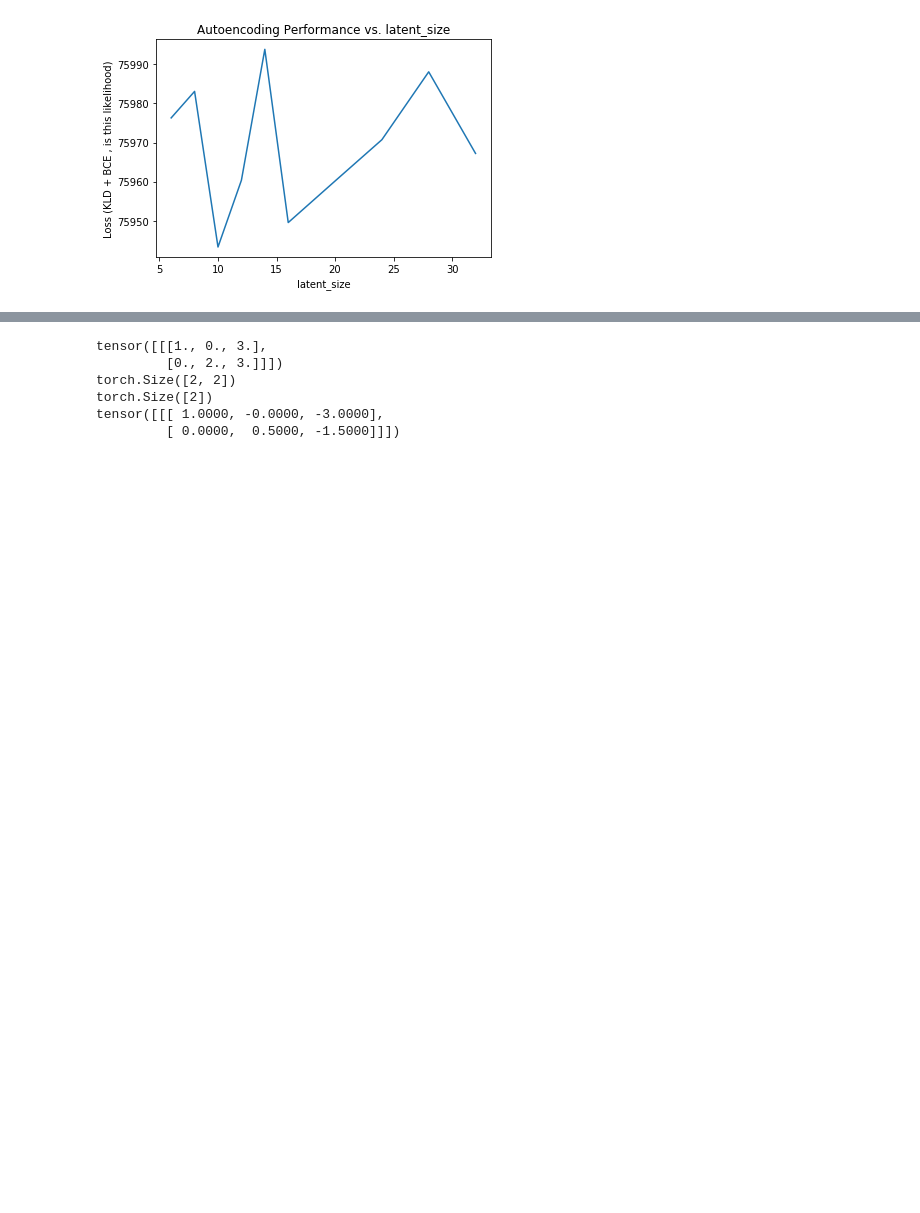
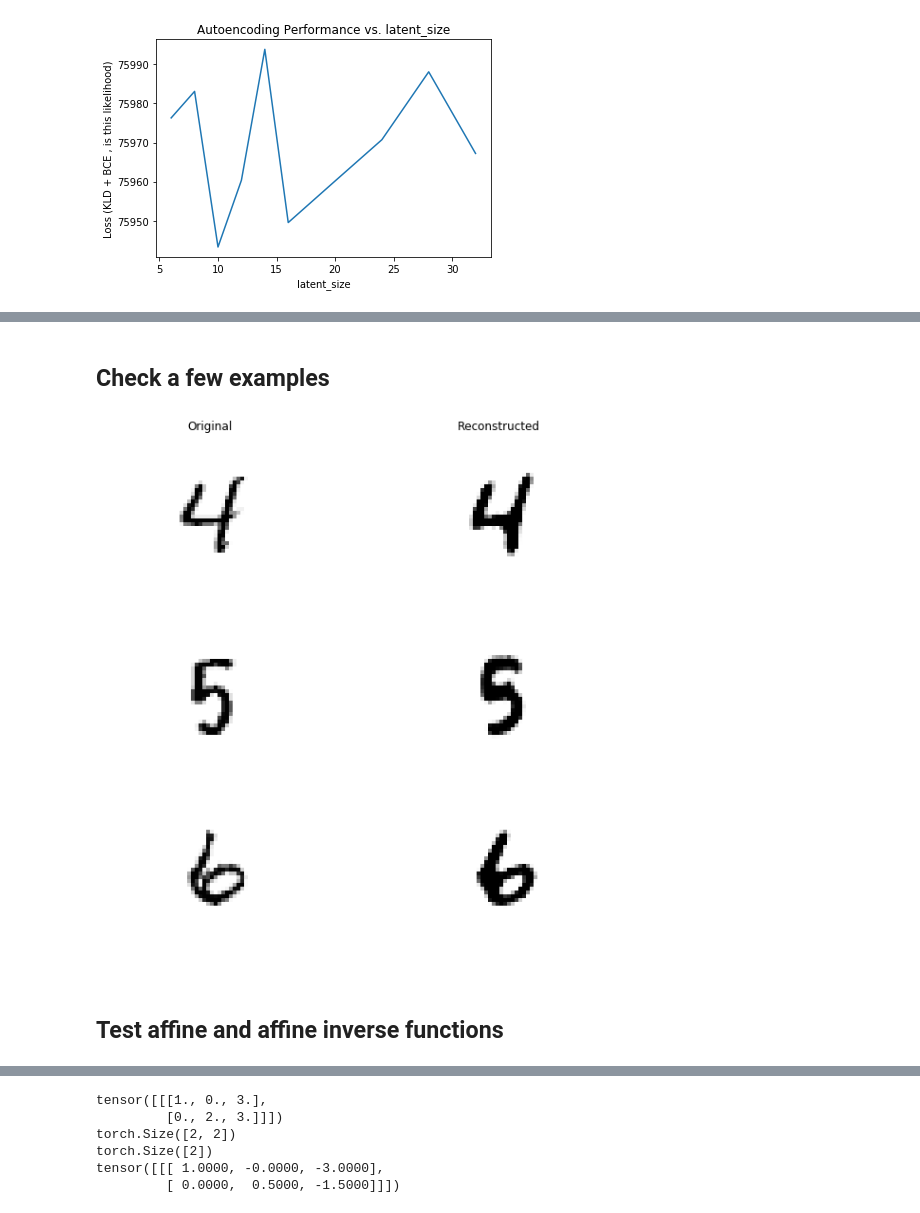
Before and after one commit to renebidart/affine-variational-autoencoder, a Jupyter notebook: notebooks/eval_autoencoder.ipynb, the cells around one changed output, grey strips where cells are left out. Cells and saved outputs as stored; diff of their text form; code cells hidden in the pictures; blank space fills up the shorter version.

```diff
--- a/notebooks/eval_autoencoder.ipynb
+++ b/notebooks/eval_autoencoder.ipynb
@@ -403,0 +488,10 @@ plt.show()
+# %% [markdown]
+## Check a few examples
+# %%
+config_loc = '/media/rene/data/equivariance/mnist/stn_vae_mnist_L16_rotate/0204_164911'
+model, data_loader, valid_data_loader, loss_fn, metric_fns, config = get_model_loaders_config(config_loc, old_gpu='cuda:1', new_gpu='cuda:1')
+display_results_auto(model, config, device, rotate=0, num_samples=3, label_col_name='class', save_loc=None)
+# %% [output]
+[figure, added]
+# %% [markdown]
+## Test affine and affine inverse functions
```
Also changed, not shown: parts of 41 cells of this notebook, 38 other files.
